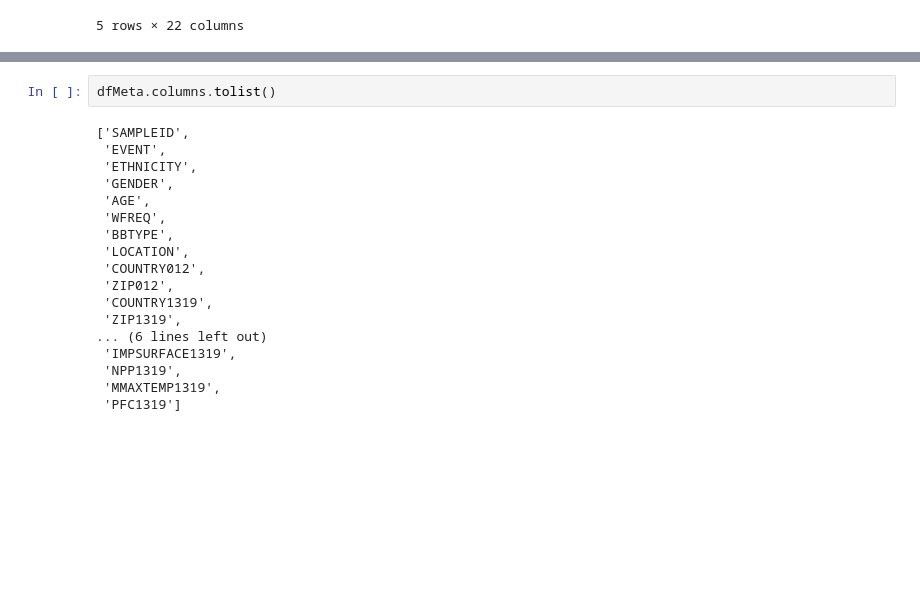
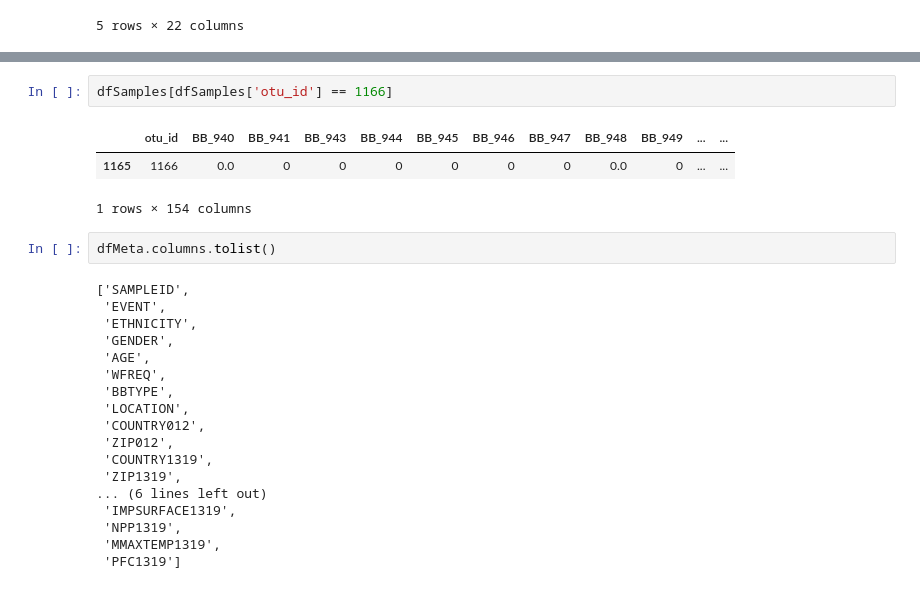
Before and after one commit to gaguinaldo/uscdatabootcamp, a Jupyter notebook: hw-13/appDev.ipynb, the cells around one changed output, grey strips where cells are left out. Drawn from its saved outputs; the diff is of its cells as text; blank space fills up the shorter version.

```diff
--- a/hw-13/appDev.ipynb
+++ b/hw-13/appDev.ipynb
@@ -36,3 +66,9 @@ dfSamples.head()
+# %%
+dfSamples[dfSamples['otu_id'] == 1166]
+# %% [output]
+|  | otu_id | BB_940 | BB_941 | BB_943 | BB_944 | BB_945 | BB_946 | BB_947 | BB_948 | BB_949 | ... | ... |
+| 1165 | 1166 | 0.0 | 0 | 0 | 0 | 0 | 0 | 0 | 0.0 | 0 | ... | ... |
+1 rows × 154 columns
 # %%
 dfMeta.columns.tolist()
 # %% [output]
```
Also changed, not shown: parts of 3 cells of this notebook, 3 other files.
